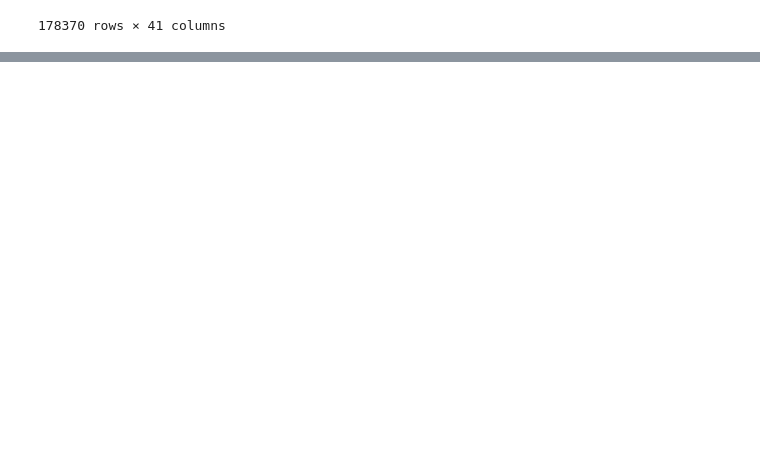
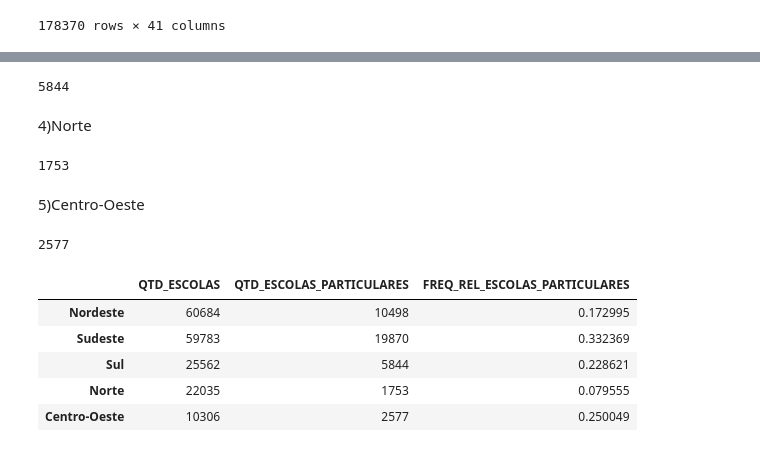
Before and after one commit to analluvias/dashboard, a Jupyter notebook: dash.ipynb, the cells around one changed output, grey strips where cells are left out. Drawn from its saved outputs; the diff is of its cells as text; code cells hidden in the pictures; blank space fills up the shorter version.

Commit message:
modificações e análise com escolas

```diff
--- a/dash.ipynb
+++ b/dash.ipynb
@@ -153,0 +178,4 @@ df.sort_values(["TP_CATEGORIA_ESCOLA_PRIVADA"])
+# %%
+df_sudeste = df[df["NO_REGIAO"]=="Sudeste"]
+sudeste = df_sudeste[df_sudeste["TP_CATEGORIA_ESCOLA_PRIVADA"] != 0.0]
+len(sudeste)
@@ -154,3 +186,38 @@ df.sort_values(["TP_CATEGORIA_ESCOLA_PRIVADA"])
+# %%
+df_sul = df[df["NO_REGIAO"]=="Sul"]
+sul = df_sul[df_sul["TP_CATEGORIA_ESCOLA_PRIVADA"] != 0.0]
+len(sul)
+# %% [output]
+5844
+# %% [markdown]
+4)Norte
+# %%
+df_norte = df[df["NO_REGIAO"]=="Norte"]
+norte = df_norte[df_norte["TP_CATEGORIA_ESCOLA_PRIVADA"] != 0.0]
+len(norte)
+# %% [output]
+1753
+# %% [markdown]
+5)Centro-Oeste
+# %%
+df_CentroOeste = df[df["NO_REGIAO"]=="Centro-Oeste"]
+CentroOeste = df_CentroOeste[df_CentroOeste["TP_CATEGORIA_ESCOLA_PRIVADA"] != 0.0]
+len(CentroOeste)
+# %% [output]
+2577
+# %%
+hfreq = pd.DataFrame(series_v)
+hfreq.rename(columns={'NO_REGIAO': 'QTD_ESCOLAS'},inplace=True)
+hfreq["QTD_ESCOLAS_PARTICULARES"] = [len(nordeste), len(sudeste), len(sul), len(norte), len(CentroOeste)]
+hfreq["FREQ_REL_ESCOLAS_PARTICULARES"] = hfreq["QTD_ESCOLAS_PARTICULARES"]/hfreq["QTD_ESCOLAS"]
+hfreq
+# %% [output]
+|  | QTD_ESCOLAS | QTD_ESCOLAS_PARTICULARES | FREQ_REL_ESCOLAS_PARTICULARES |
+| Nordeste | 60684 | 10498 | 0.172995 |
+| Sudeste | 59783 | 19870 | 0.332369 |
+| Sul | 25562 | 5844 | 0.228621 |
+| Norte | 22035 | 1753 | 0.079555 |
+| Centro-Oeste | 10306 | 2577 | 0.250049 |
 # %%
 
 app = Dash(__name__)
```
Also changed, not shown: parts of 11 cells of this notebook.
